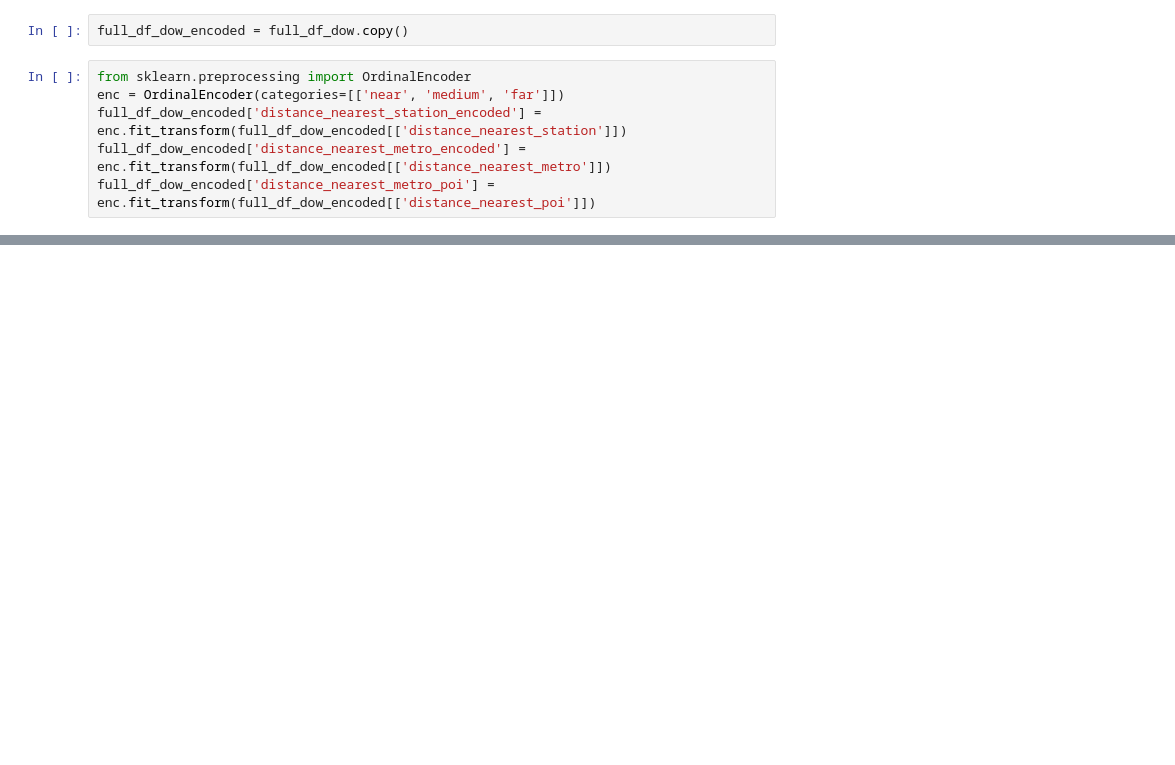
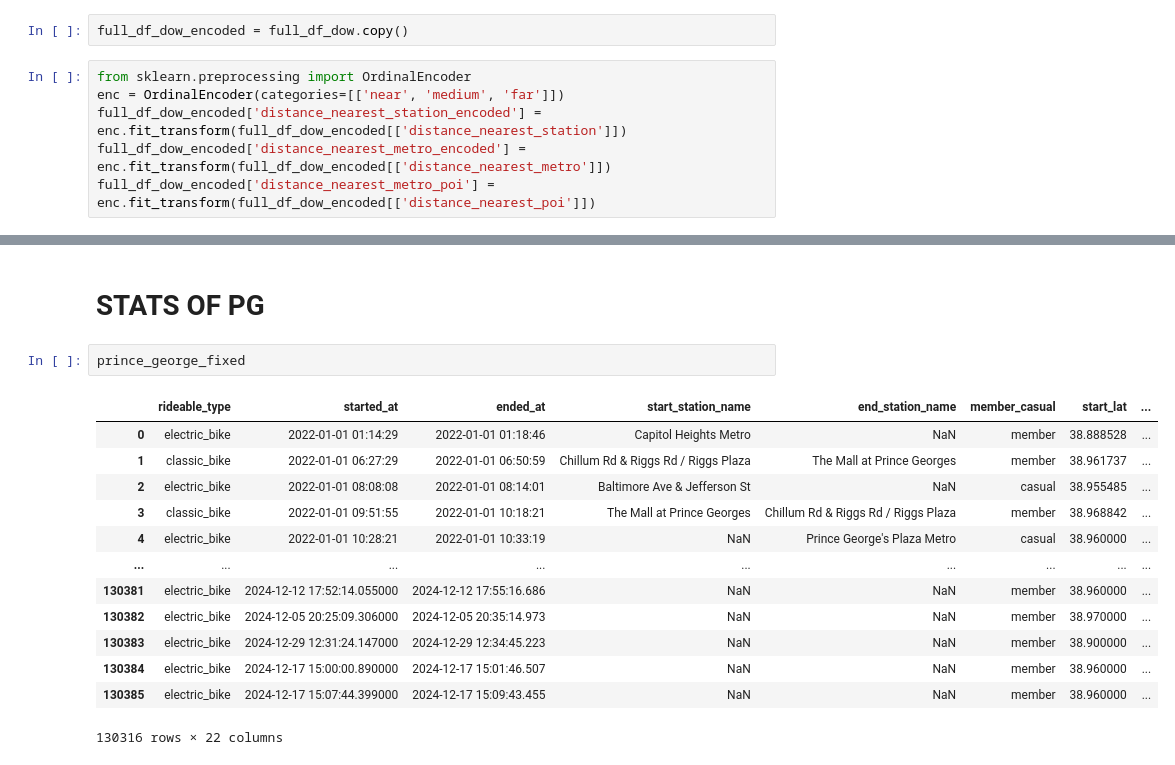
Before and after one commit to pabs-llama/projects, a Jupyter notebook: project_3_ capitalbikeshare/linear_regression_pg.ipynb, the cells around one changed output, grey strips where cells are left out. Cells and saved outputs as stored; diff of their text form; blank space fills up the shorter version.

Commit message:
prince george eda

```diff
--- a/project_3_ capitalbikeshare/linear_regression_pg.ipynb
+++ b/project_3_ capitalbikeshare/linear_regression_pg.ipynb
@@ -1408,0 +1397,18 @@ full_df_dow_encoded
+# %% [markdown]
+# STATS OF PG
+# %%
+prince_george_fixed
+# %% [output]
+|  | rideable_type | started_at | ended_at | start_station_name | end_station_name | member_casual | start_lat | ... |
+| 0 | electric_bike | 2022-01-01 01:14:29 | 2022-01-01 01:18:46 | Capitol Heights Metro | NaN | member | 38.888528 | ... |
+| 1 | classic_bike | 2022-01-01 06:27:29 | 2022-01-01 06:50:59 | Chillum Rd & Riggs Rd / Riggs Plaza | The Mall at Prince Georges | member | 38.961737 | ... |
+| 2 | electric_bike | 2022-01-01 08:08:08 | 2022-01-01 08:14:01 | Baltimore Ave & Jefferson St | NaN | casual | 38.955485 | ... |
+| 3 | classic_bike | 2022-01-01 09:51:55 | 2022-01-01 10:18:21 | The Mall at Prince Georges | Chillum Rd & Riggs Rd / Riggs Plaza | member | 38.968842 | ... |
+| 4 | electric_bike | 2022-01-01 10:28:21 | 2022-01-01 10:33:19 | NaN | Prince George's Plaza Metro | casual | 38.960000 | ... |
+| ... | ... | ... | ... | ... | ... | ... | ... | ... |
+| 130381 | electric_bike | 2024-12-12 17:52:14.055000 | 2024-12-12 17:55:16.686 | NaN | NaN | member | 38.960000 | ... |
+| 130382 | electric_bike | 2024-12-05 20:25:09.306000 | 2024-12-05 20:35:14.973 | NaN | NaN | member | 38.970000 | ... |
+| 130383 | electric_bike | 2024-12-29 12:31:24.147000 | 2024-12-29 12:34:45.223 | NaN | NaN | member | 38.900000 | ... |
+| 130384 | electric_bike | 2024-12-17 15:00:00.890000 | 2024-12-17 15:01:46.507 | NaN | NaN | member | 38.960000 | ... |
+| 130385 | electric_bike | 2024-12-17 15:07:44.399000 | 2024-12-17 15:09:43.455 | NaN | NaN | member | 38.960000 | ... |
+130316 rows × 22 columns
```
Also changed, not shown: parts of 13 cells of this notebook, 1 other file.
